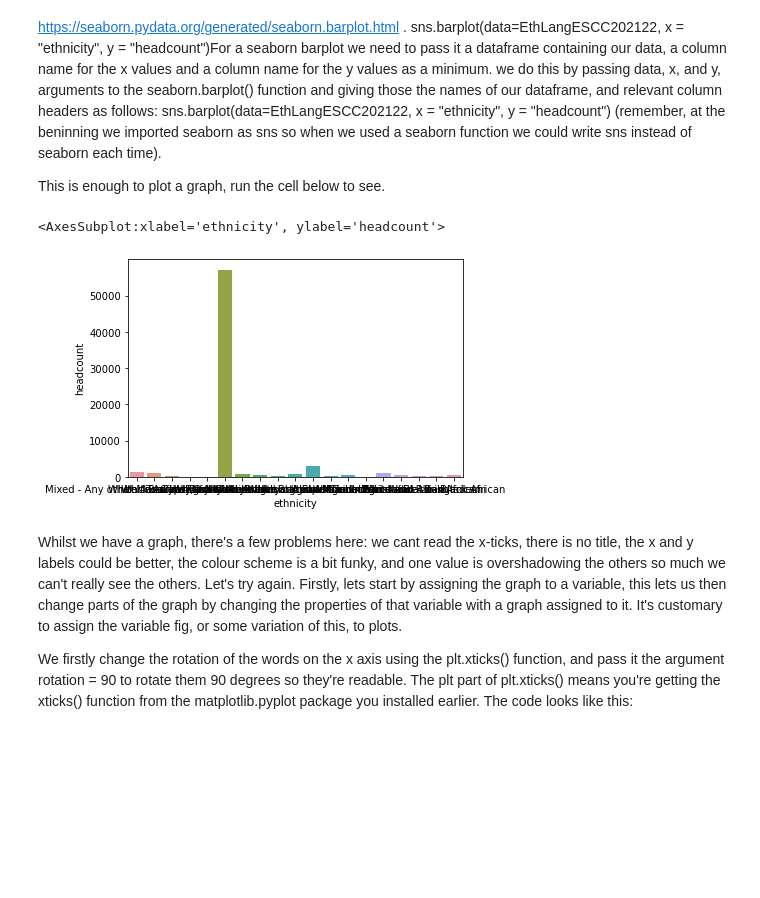
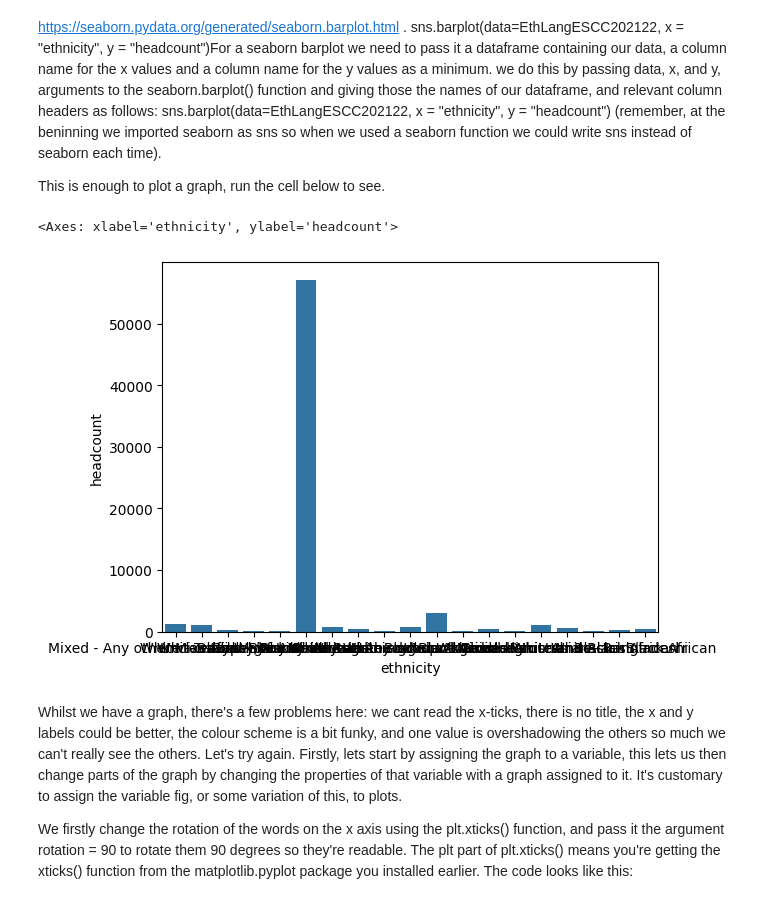
Before and after one commit to FelixMEnterkin/python-learning-repository, a Jupyter notebook: D2I_Worksheet/Day to day Children's Services Python worksheet.ipynb, the cells around one changed output. Saved outputs shown, nothing was run; the diff lists cells and outputs as text; code cells hidden in the pictures; blank space fills up the shorter version.

```diff
--- a/D2I_Worksheet/Day to day Children's Services Python worksheet.ipynb
+++ b/D2I_Worksheet/Day to day Children's Services Python worksheet.ipynb
@@ -357,7 +421,7 @@ sns.barplot(data=EthLangESCC202122, x = "ethnicity", y = "headcount")For a seabo
 
 This is enough to plot a graph, run the cell below to see.
 # %%
-sns.barplot(data=EthLangESCC202122, x = "ethnicity", y = "headcount")
+sb.barplot(data=EthLangESCC202122, x = "ethnicity", y = "headcount")
 # %% [output]
-<AxesSubplot:xlabel='ethnicity', ylabel='headcount'>
+<Axes: xlabel='ethnicity', ylabel='headcount'>
-[figure, old version]
+[figure, new version]
```
Also changed, not shown: parts of 18 cells of this notebook.
